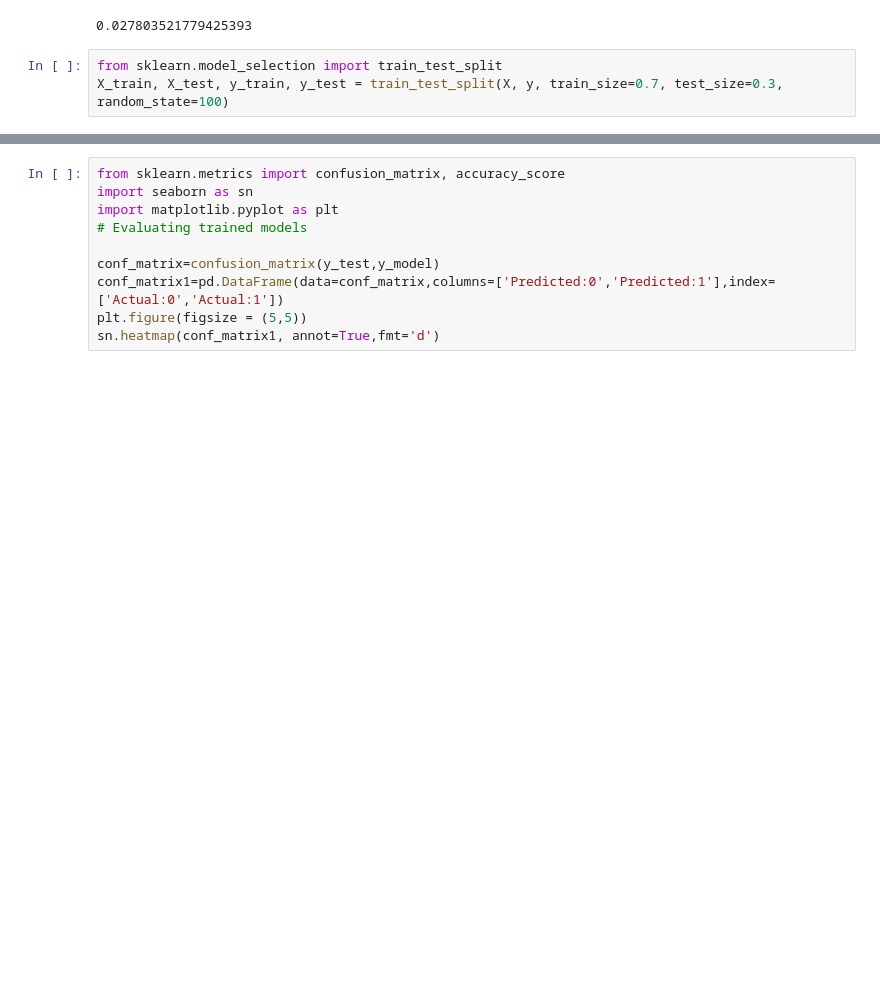
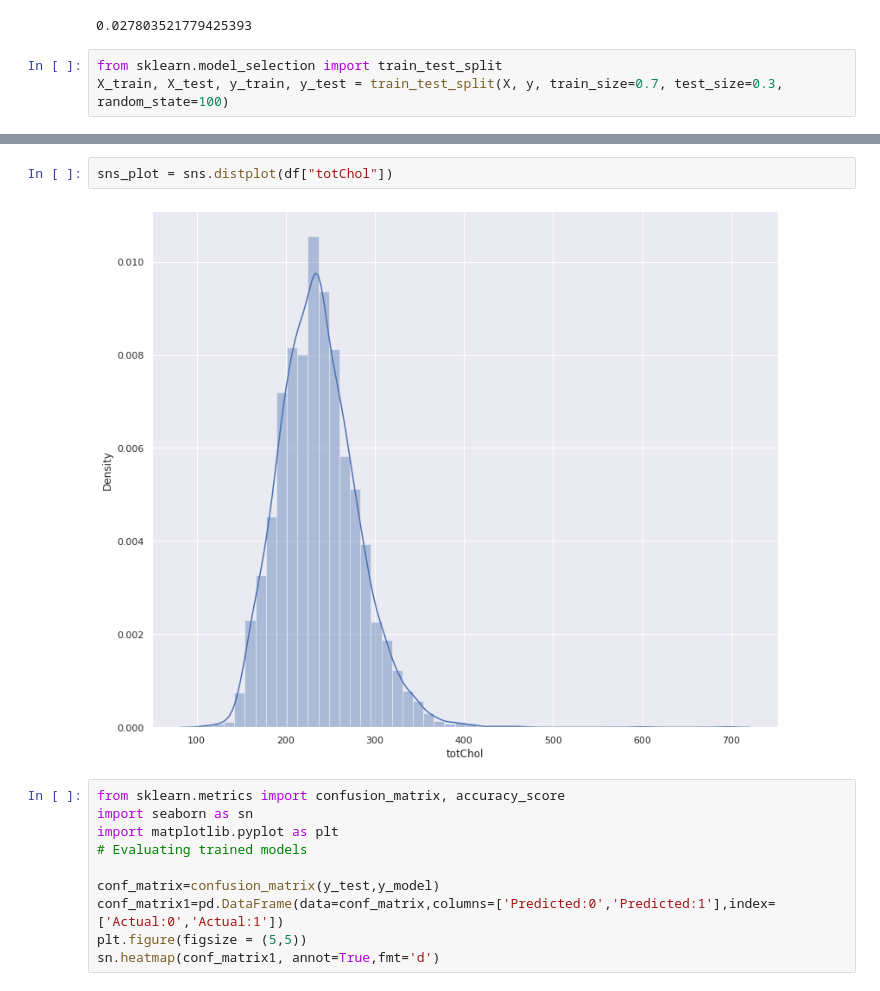
Before and after one commit to npnayak/Credit-Card, a Jupyter notebook: Homework_3.ipynb, the cells around one changed output, grey strips where cells are left out. Cells and saved outputs as stored; diff of their text form; blank space fills up the shorter version.

```diff
--- a/Homework_3.ipynb
+++ b/Homework_3.ipynb
@@ -262,3 +293,7 @@ Generalized Linear Model Regression Results
+# %%
+sns_plot = sns.distplot(df["totChol"])
+# %% [output]
+[figure, added]
 # %%
 from sklearn.metrics import confusion_matrix, accuracy_score
 import seaborn as sn
```
Also changed, not shown: parts of 21 cells of this notebook.
